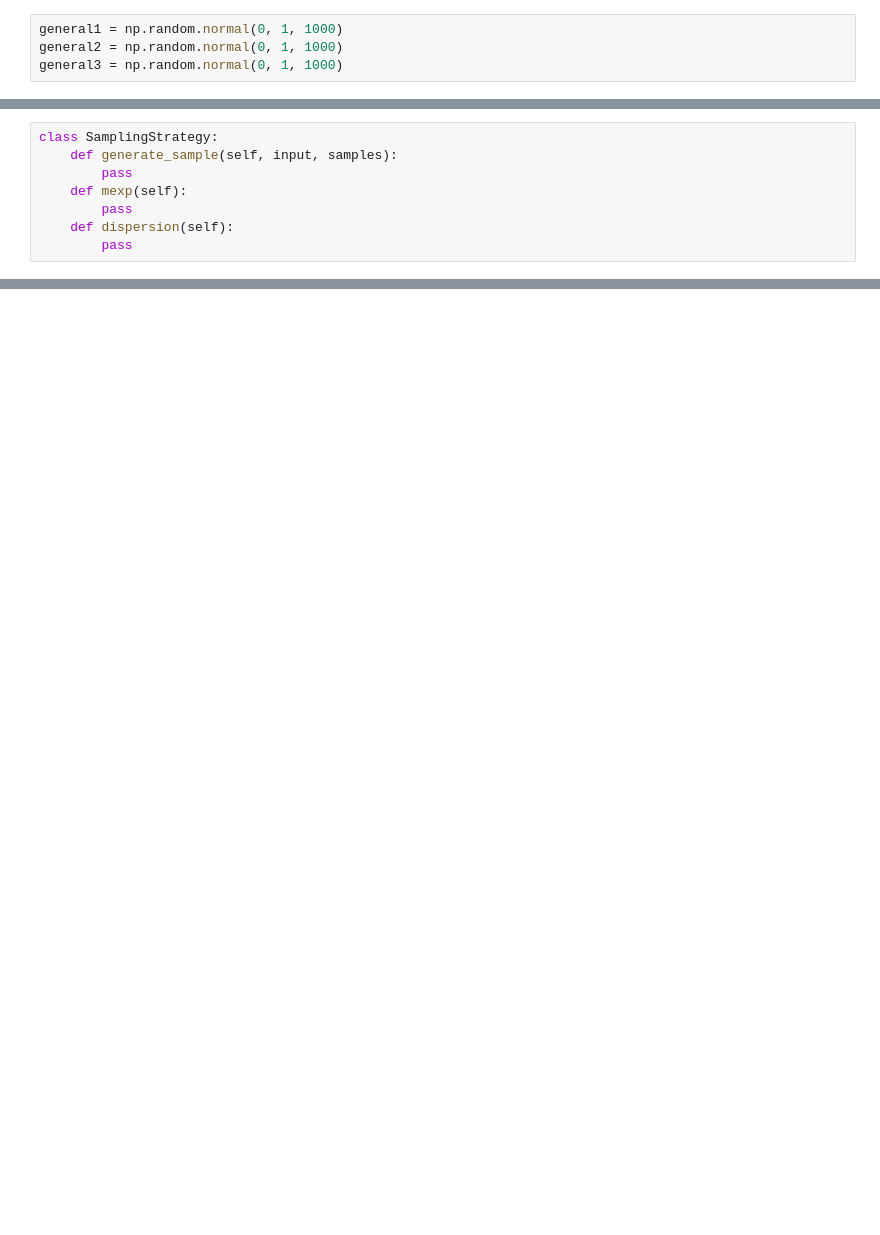
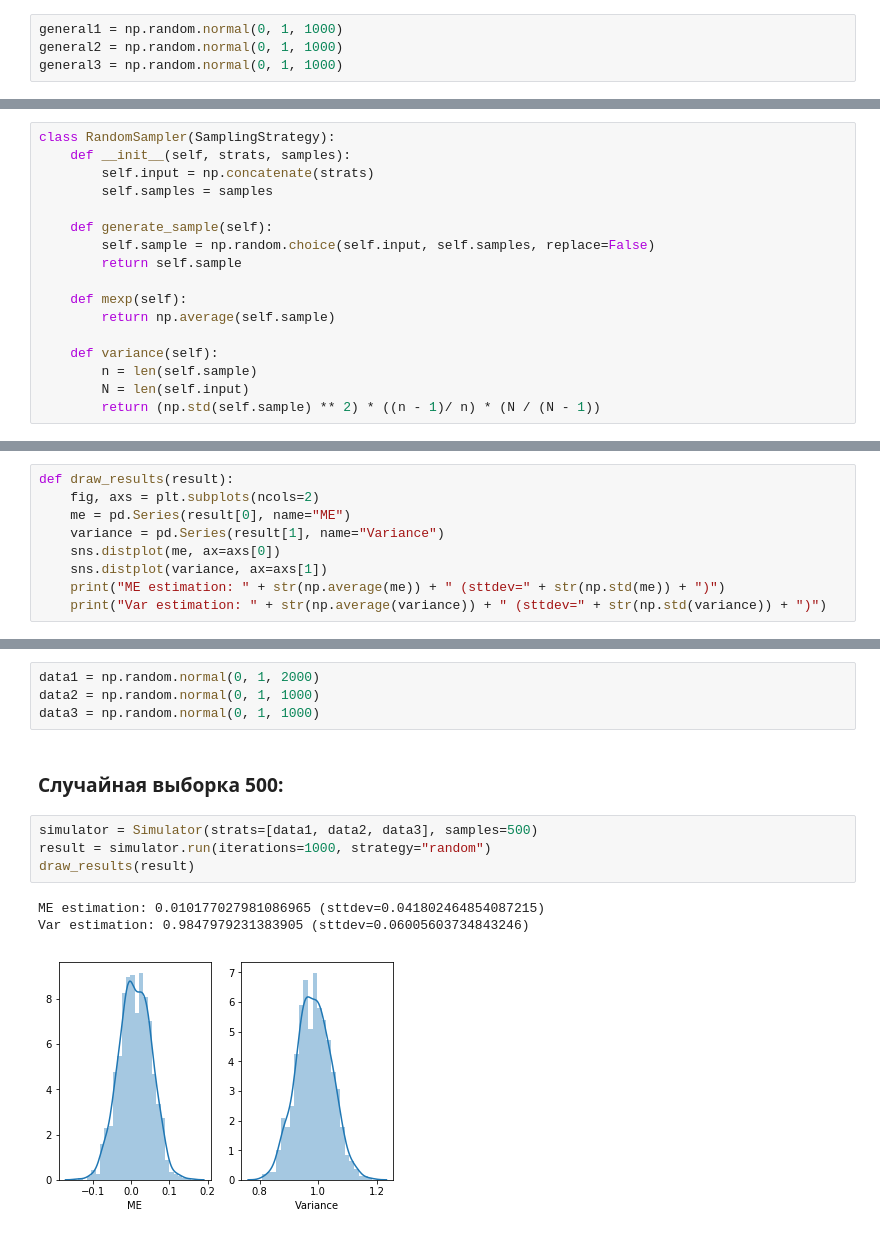
Before and after one commit to staple-stable/ds-stuff, a Jupyter notebook: task_2/task_2.ipynb, the cells around one changed output, grey strips where cells are left out. Saved outputs shown, nothing was run; the diff lists cells and outputs as text; blank space fills up the shorter version.

```diff
--- a/task_2/task_2.ipynb
+++ b/task_2/task_2.ipynb
@@ -26,8 +25,0 @@ sns.distplot(np.concatenate([general1, general2, general3]))
-# %%
-class SamplingStrategy:
-    def generate_sample(self, input, samples):
-        pass
-    def mexp(self):
-        pass
-    def dispersion(self):
-        pass
@@ -155,0 +40,17 @@ sns.distplot(result[1])
+# %%
+class RandomSampler(SamplingStrategy):
+    def __init__(self, strats, samples):
+        self.input = np.concatenate(strats)
+        self.samples = samples
+
+    def generate_sample(self):
+        self.sample = np.random.choice(self.input, self.samples, replace=False)
+        return self.sample
+
+    def mexp(self):
+        return np.average(self.sample)
+
+    def variance(self):
+        n = len(self.sample)
+        N = len(self.input)
+        return (np.std(self.sample) ** 2) * ((n - 1)/ n) * (N / (N - 1))
@@ -155,0 +153,9 @@ sns.distplot(result[1])
+# %%
+def draw_results(result):
+    fig, axs = plt.subplots(ncols=2)
+    me = pd.Series(result[0], name="ME")
+    variance = pd.Series(result[1], name="Variance")
+    sns.distplot(me, ax=axs[0])
+    sns.distplot(variance, ax=axs[1])
+    print("ME estimation: " + str(np.average(me)) + " (sttdev=" + str(np.std(me)) + ")")
+    print("Var estimation: " + str(np.average(variance)) + " (sttdev=" + str(np.std(variance)) + ")")
@@ -155,0 +164,14 @@ sns.distplot(result[1])
+# %%
+data1 = np.random.normal(0, 1, 2000)
+data2 = np.random.normal(0, 1, 1000)
+data3 = np.random.normal(0, 1, 1000)
+# %% [markdown]
+### Случайная выборка 500:
+# %%
+simulator = Simulator(strats=[data1, data2, data3], samples=500)
+result = simulator.run(iterations=1000, strategy="random")
+draw_results(result)
+# %% [output]
+ME estimation: 0.010177027981086965 (sttdev=0.041802464854087215)
+Var estimation: 0.9847979231383905 (sttdev=0.06005603734843246)
+[figure, added]
```
Also changed, not shown: parts of 58 cells of this notebook, 1 other file.
